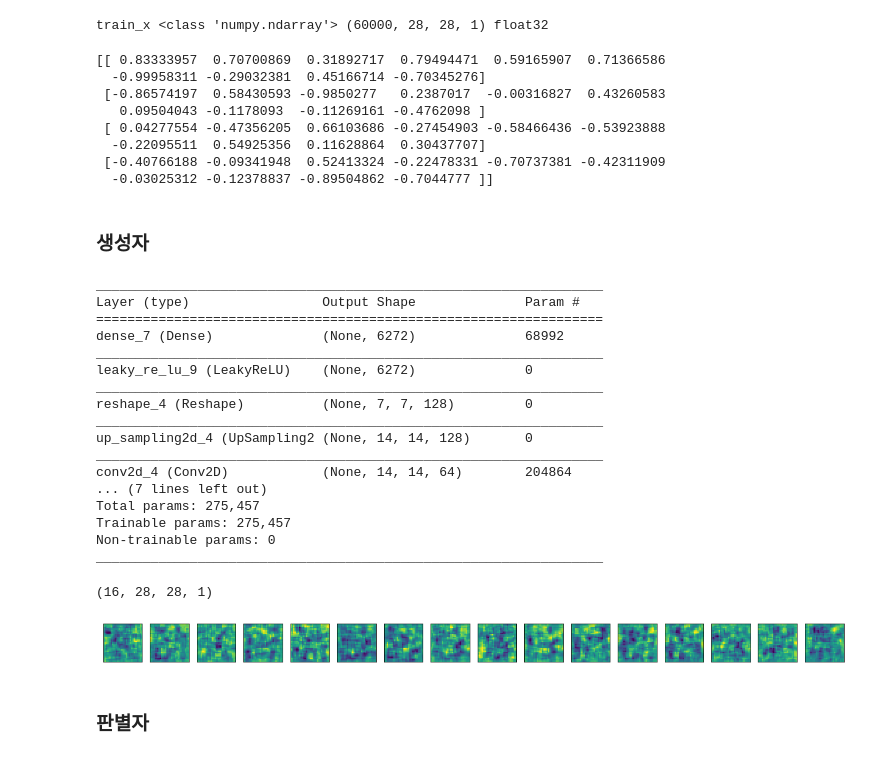
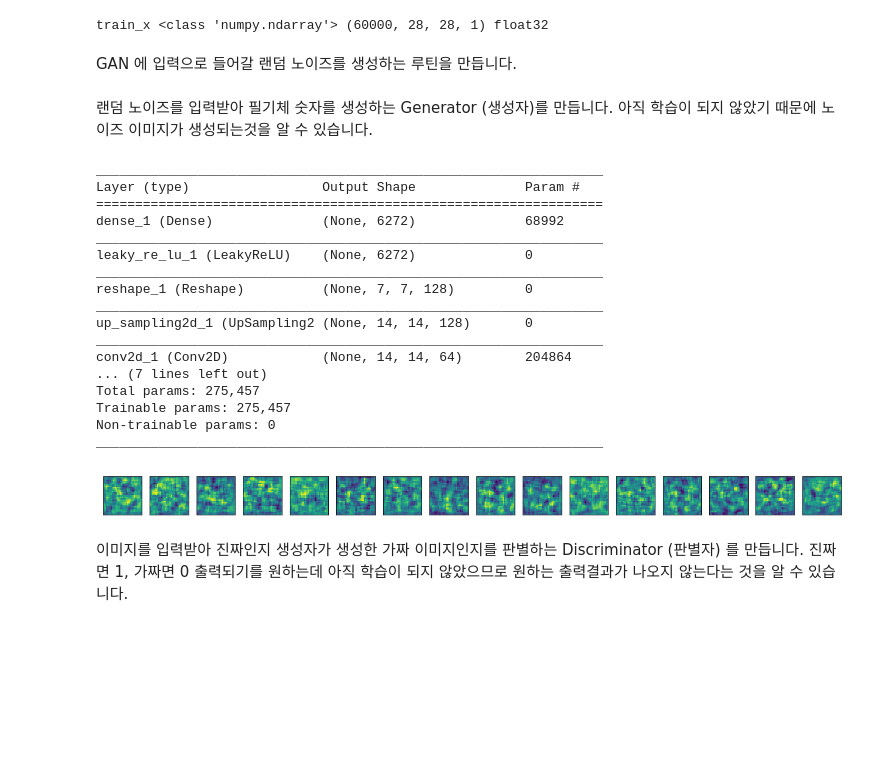
Before and after one commit to sungalex/computer-vision, a Jupyter notebook: keras/20 GAN 0 MNIST.ipynb, the cells around one changed output. Drawn from its saved outputs; the diff is of its cells as text; code cells hidden in the pictures; blank space fills up the shorter version.

```diff
--- a/keras/20 GAN 0 MNIST.ipynb
+++ b/keras/20 GAN 0 MNIST.ipynb
@@ -22,5 +27,7 @@ train_x = ( train_images.reshape(-1, H, W, 1) / 127.5 - 1 ).astype('float32')
 print( 'train_x', type(train_x), train_x.shape, train_x.dtype )
 # %% [output]
 train_x <class 'numpy.ndarray'> (60000, 28, 28, 1) float32
+# %% [markdown]
+GAN 에 입력으로 들어갈 랜덤 노이즈를 생성하는 루틴을 만듭니다.
 # %%
 input_dim = 10
@@ -29,66 +36,48 @@ def gen_noise(batch_size):
-# %%
-print(gen_noise(4))
-# %% [output]
-[[ 0.83333957  0.70700869  0.31892717  0.79494471  0.59165907  0.71366586
-  -0.99958311 -0.29032381  0.45166714 -0.70345276]
- [-0.86574197  0.58430593 -0.9850277   0.2387017  -0.00316827  0.43260583
-   0.09504043 -0.1178093  -0.11269161 -0.4762098 ]
- [ 0.04277554 -0.47356205  0.66103686 -0.27454903 -0.58466436 -0.53923888
-  -0.22095511  0.54925356  0.11628864  0.30437707]
- [-0.40766188 -0.09341948  0.52413324 -0.22478331 -0.70737381 -0.42311909
-  -0.03025312 -0.12378837 -0.89504862 -0.7044777 ]]
-# %% [markdown]
-### 생성자
+# %% [markdown]
+랜덤 노이즈를 입력받아 필기체 숫자를 생성하는 Generator (생성자)를 만듭니다. 아직 학습이 되지 않았기 때문에 노이즈 이미지가 생성되는것을 알 수 있습니다.
 # %%
 G = models.Sequential()
 
-G.add(layers.Dense(7*7*128, input_dim=input_dim))
-G.add(layers.LeakyReLU(0.2))
-G.add(layers.Reshape((7,7,128)))
-G.add(layers.UpSampling2D(size=(2,2)))
-G.add(layers.Conv2D(64, kernel_size=(5,5), padding='same'))
-G.add(layers.LeakyReLU(0.2))
-G.add(layers.UpSampling2D(size=(2,2)))
-G.add(layers.Conv2D(1, kernel_size=(5,5), padding='same', activation='tanh'))
+G.add( layers.Dense(7*7*128, input_dim=input_dim) )
+G.add( layers.LeakyReLU(0.2) )
+G.add( layers.Reshape((7, 7, 128)) )
+G.add( layers.UpSampling2D(size=(2, 2)) )
+G.add( layers.Conv2D(64, kernel_size=(5, 5), padding='same') )
+G.add( layers.LeakyReLU(0.2) )
+G.add( layers.UpSampling2D(size=(2, 2)) )
+G.add( layers.Conv2D(1, kernel_size=(5, 5), padding='same', activation='tanh'))
 
 G.summary()
+
+generated = G.predict( gen_noise(16) )
+
+plt.figure( figsize=(20,2) )
+
+for i in range(16):
+    plt.subplot(1,16,i+1)
+    plt.xticks([]); plt.yticks([])
+    plt.imshow( generated[i].reshape((H,W)) )
 # %% [output]
 _________________________________________________________________
 Layer (type)                 Output Shape              Param #
 =================================================================
-dense_7 (Dense)              (None, 6272)              68992
+dense_1 (Dense)              (None, 6272)              68992
 _________________________________________________________________
-leaky_re_lu_9 (LeakyReLU)    (None, 6272)              0
+leaky_re_lu_1 (LeakyReLU)    (None, 6272)              0
 _________________________________________________________________
-reshape_4 (Reshape)          (None, 7, 7, 128)         0
+reshape_1 (Reshape)          (None, 7, 7, 128)         0
 _________________________________________________________________
-up_sampling2d_4 (UpSampling2 (None, 14, 14, 128)       0
+up_sampling2d_1 (UpSampling2 (None, 14, 14, 128)       0
 _________________________________________________________________
-conv2d_4 (Conv2D)            (None, 14, 14, 64)        204864
+conv2d_1 (Conv2D)            (None, 14, 14, 64)        204864
 ... (7 lines left out)
 Total params: 275,457
 Trainable params: 275,457
 Non-trainable params: 0
 _________________________________________________________________
+[figure, added]
-# %%
-generated = G.predict(gen_noise(16))
-generated.shape
-# %% [output]
-(16, 28, 28, 1)
-# %%
-plt.figure( figsize=(20,2) )
-n = 16
-
-for i in range(0, n):
-    plt.subplot(1, 16, i+1)
-    plt.xticks([]); plt.yticks([])
-    plt.imshow( generated[i].reshape(H,W) )
-
-plt.show()
-# %% [output]
-[figure, removed]
-# %% [markdown]
-### 판별자
+# %% [markdown]
+이미지를 입력받아 진짜인지 생성자가 생성한 가짜 이미지인지를 판별하는 Discriminator (판별자) 를 만듭니다. 진짜면 1, 가짜면 0 출력되기를 원하는데 아직 학습이 되지 않았으므로 원하는 출력결과가 나오지 않는다는 것을 알 수 있습니다.
 # %%
 D = models.Sequential()
 
```
Also changed, not shown: parts of 12 cells of this notebook, 15 other files.
